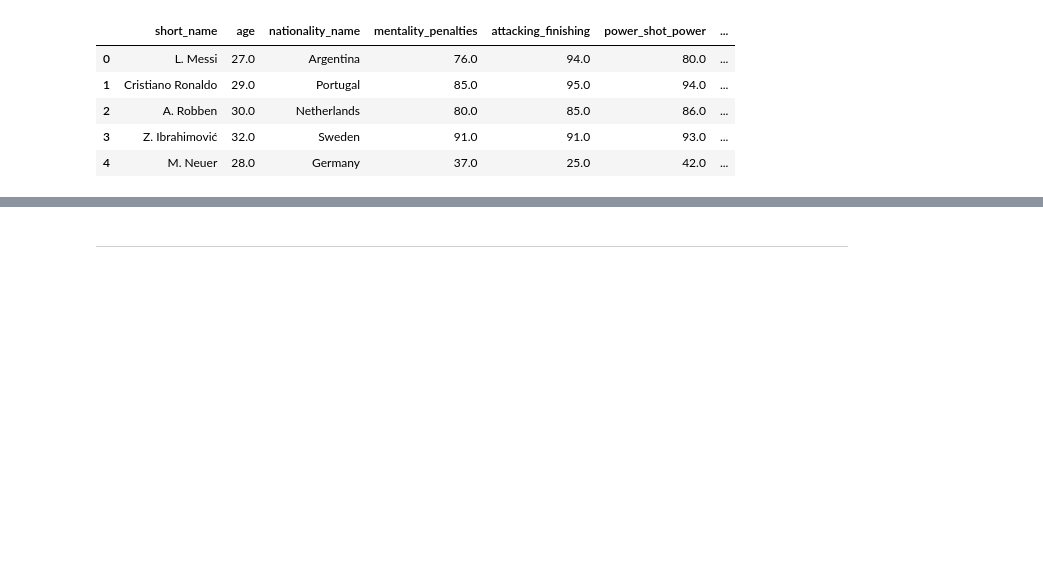
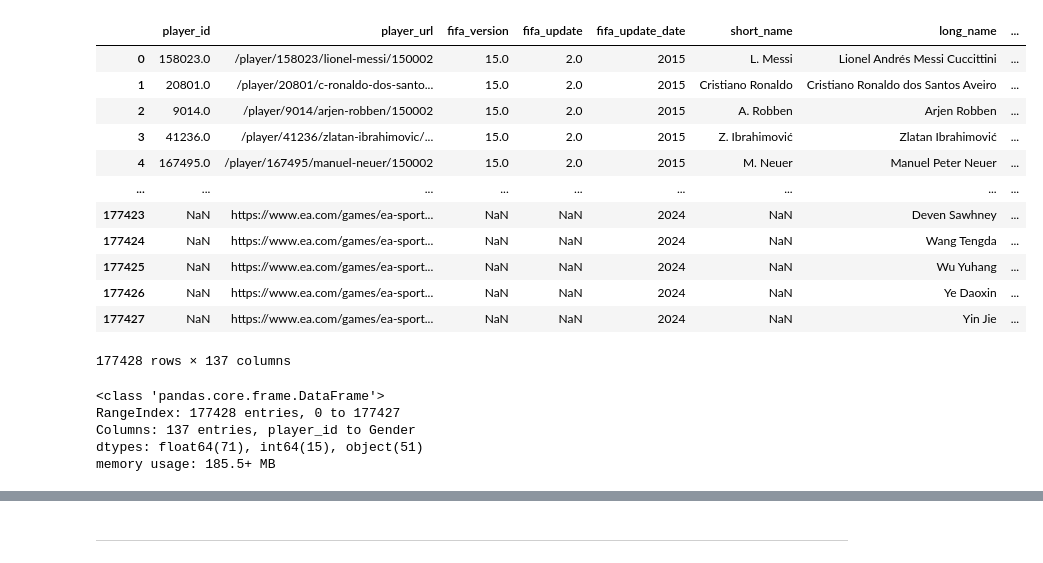
Before and after one commit to SKNetworks-AI19-250818/SKN19-mini-4Team, a Jupyter notebook: ML/Penalty Shootout/code/penalty_shootout.ipynb, the cells around one changed output, grey strips where cells are left out. Drawn from its saved outputs; the diff is of its cells as text; code cells hidden in the pictures; blank space fills up the shorter version.

```diff
--- a/ML/Penalty Shootout/code/penalty_shootout.ipynb
+++ b/ML/Penalty Shootout/code/penalty_shootout.ipynb
@@ -22,0 +21,3 @@ plt.rcParams['axes.unicode_minus'] = False
+# %%
+df1 = pd.read_csv("./../data/source data/players_stats_2015_2023.csv")
+df1
@@ -22,0 +38,6 @@ plt.rcParams['axes.unicode_minus'] = False
+# %%
+df1["fifa_update_date"] = pd.to_datetime(df1["fifa_update_date"])
+df1["fifa_update_date"] = df1["fifa_update_date"].dt.year.astype(int) + 1
+# %%
+df2 = pd.read_csv("./../data/source data/players_stats_24.csv")
+df2
@@ -22,0 +58,2 @@ plt.rcParams['axes.unicode_minus'] = False
+# %%
+df2["fifa_update_date"] = 2024
@@ -23,28 +86,25 @@ plt.rcParams['axes.unicode_minus'] = False
 # %%
-columns = ["short_name","age","nationality_name","mentality_penalties","attacking_finishing","power_shot_power","power_long_shots","movement_reactions", "gk", "fifa_update_date"]
-player_list = []
-
-file1 = "./../data/source data/players_stats.csv"
-file2 = "./../data/source data/players_24.csv"
-files = [file1, file2]
-for file in files:
-    stats_df = pd.read_csv(file, usecols=lambda x: x in columns)
-    stats_df = stats_df[[col for col in columns if col in stats_df.columns]]
-    if file == file1:
-        stats_df["fifa_update_date"] = pd.to_datetime(stats_df["fifa_update_date"])
-        stats_df["fifa_update_date"] = stats_df["fifa_update_date"].dt.year.astype(int)
-    elif file == file2:
-        stats_df["fifa_update_date"] = 2023
-    player_list.append(stats_df)
-
-
-merged_df = pd.concat(player_list, ignore_index=True)
-merged_df.to_csv("./../data/result data/total_player_stats.csv")
-merged_df.head()
+merged_df = pd.concat([df1, df2], ignore_index=True)
+merged_df
 # %% [output]
-|  | short_name | age | nationality_name | mentality_penalties | attacking_finishing | power_shot_power | ... |
-| 0 | L. Messi | 27.0 | Argentina | 76.0 | 94.0 | 80.0 | ... |
-| 1 | Cristiano Ronaldo | 29.0 | Portugal | 85.0 | 95.0 | 94.0 | ... |
-| 2 | A. Robben | 30.0 | Netherlands | 80.0 | 85.0 | 86.0 | ... |
-| 3 | Z. Ibrahimović | 32.0 | Sweden | 91.0 | 91.0 | 93.0 | ... |
-| 4 | M. Neuer | 28.0 | Germany | 37.0 | 25.0 | 42.0 | ... |
+|  | player_id | player_url | fifa_version | fifa_update | fifa_update_date | short_name | long_name | ... |
+| 0 | 158023.0 | /player/158023/lionel-messi/150002 | 15.0 | 2.0 | 2015 | L. Messi | Lionel Andrés Messi Cuccittini | ... |
+| 1 | 20801.0 | /player/20801/c-ronaldo-dos-santo... | 15.0 | 2.0 | 2015 | Cristiano Ronaldo | Cristiano Ronaldo dos Santos Aveiro | ... |
+| 2 | 9014.0 | /player/9014/arjen-robben/150002 | 15.0 | 2.0 | 2015 | A. Robben | Arjen Robben | ... |
+| 3 | 41236.0 | /player/41236/zlatan-ibrahimovic/... | 15.0 | 2.0 | 2015 | Z. Ibrahimović | Zlatan Ibrahimović | ... |
+| 4 | 167495.0 | /player/167495/manuel-neuer/150002 | 15.0 | 2.0 | 2015 | M. Neuer | Manuel Peter Neuer | ... |
+| ... | ... | ... | ... | ... | ... | ... | ... | ... |
+| 177423 | NaN | https://www.ea.com/games/ea-sport... | NaN | NaN | 2024 | NaN | Deven Sawhney | ... |
+| 177424 | NaN | https://www.ea.com/games/ea-sport... | NaN | NaN | 2024 | NaN | Wang Tengda | ... |
+| 177425 | NaN | https://www.ea.com/games/ea-sport... | NaN | NaN | 2024 | NaN | Wu Yuhang | ... |
+| 177426 | NaN | https://www.ea.com/games/ea-sport... | NaN | NaN | 2024 | NaN | Ye Daoxin | ... |
+| 177427 | NaN | https://www.ea.com/games/ea-sport... | NaN | NaN | 2024 | NaN | Yin Jie | ... |
+177428 rows × 137 columns
+# %%
+merged_df.info()
+# %% [output]
+<class 'pandas.core.frame.DataFrame'>
+RangeIndex: 177428 entries, 0 to 177427
+Columns: 137 entries, player_id to Gender
+dtypes: float64(71), int64(15), object(51)
+memory usage: 185.5+ MB
```
Also changed, not shown: parts of 42 cells of this notebook, 8 other files.
